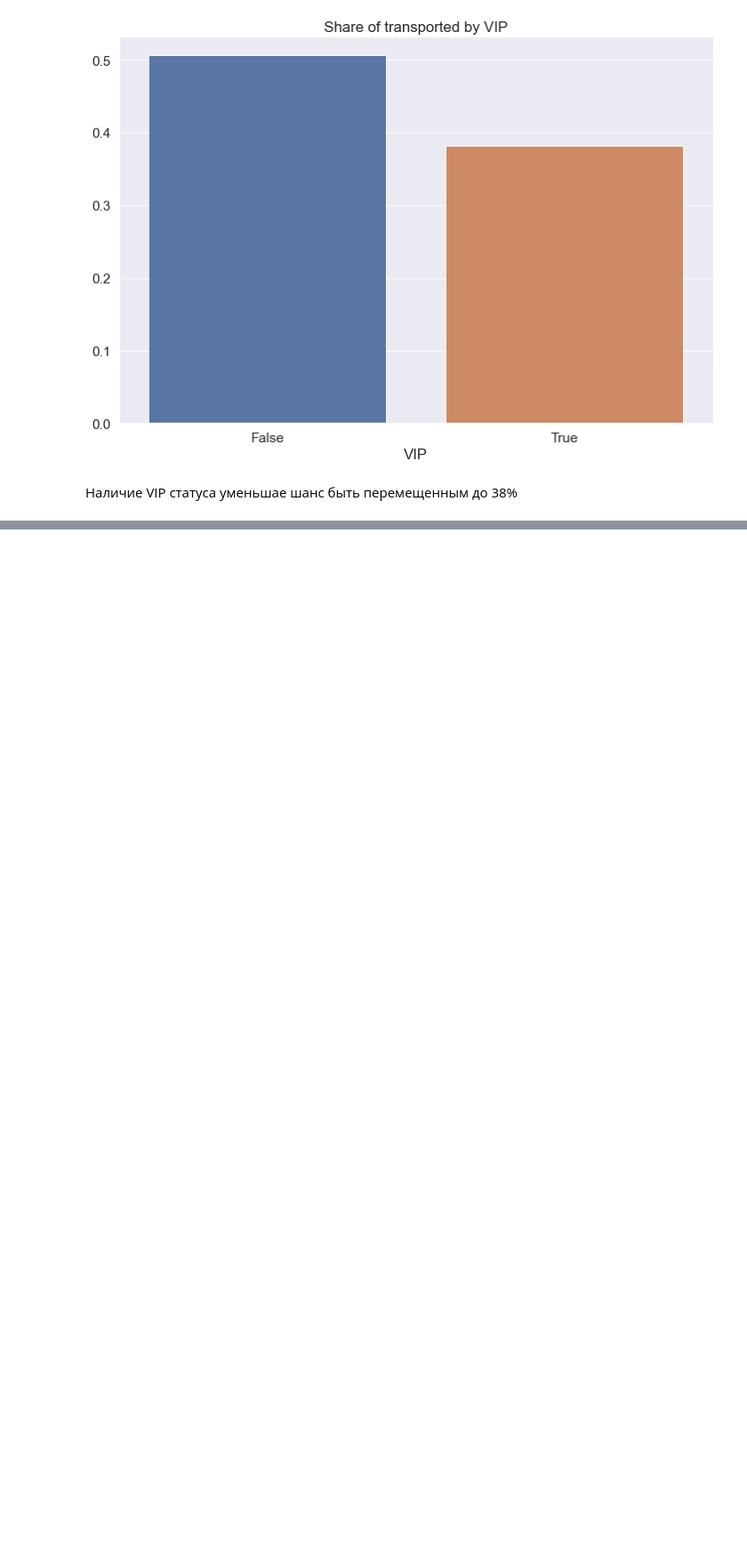
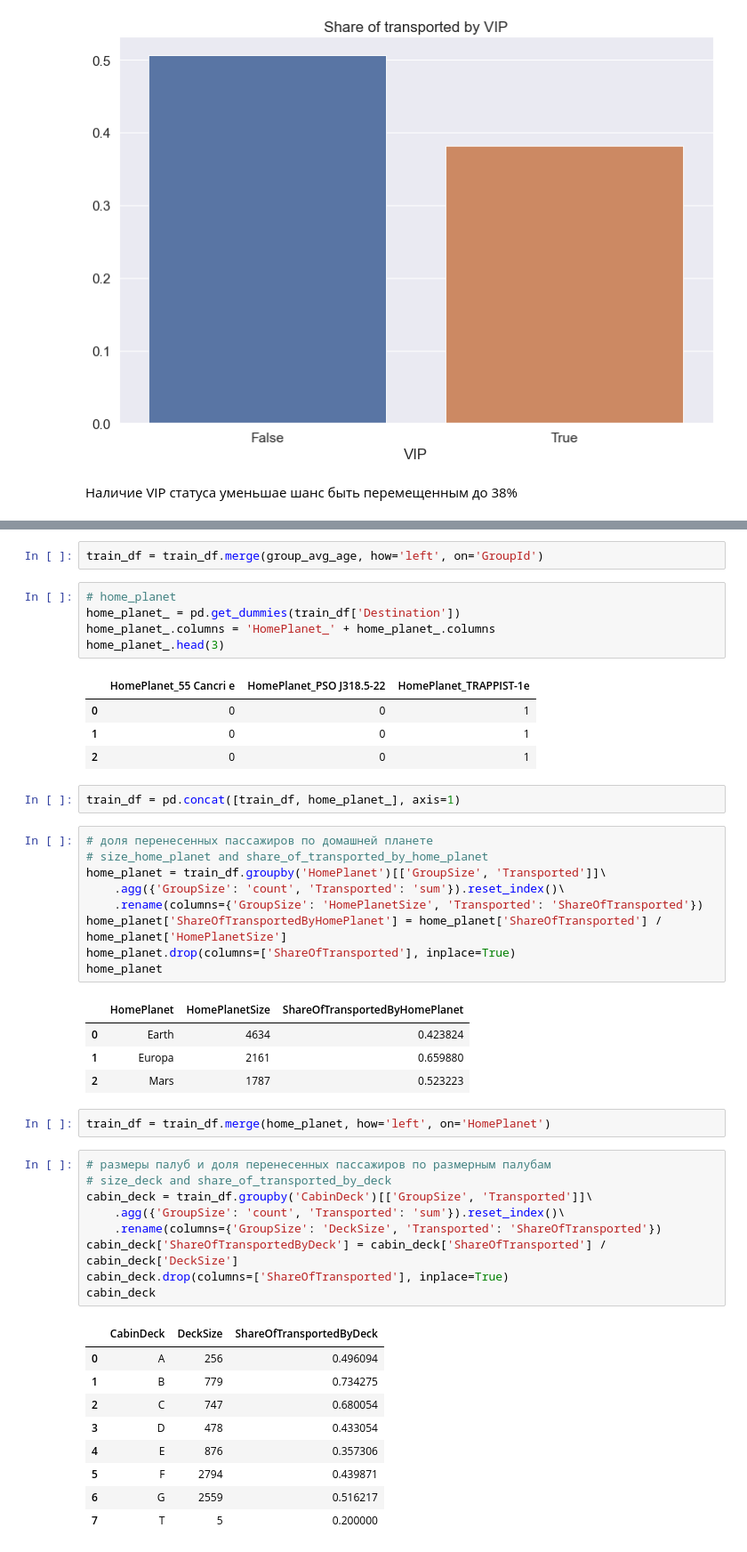
Before and after one commit to sergeybylinin/Geekbrains, a Jupyter notebook: 14. Spaceship Titanic/final_project.ipynb, the cells around one changed output, grey strips where cells are left out. Shown at 89% size. Cells and saved outputs as stored; diff of their text form; blank space fills up the shorter version.

```diff
--- a/14. Spaceship Titanic/final_project.ipynb
+++ b/14. Spaceship Titanic/final_project.ipynb
@@ -684,0 +816,49 @@ plt.show()
+# %%
+train_df = train_df.merge(group_avg_age, how='left', on='GroupId')
+# %%
+# home_planet
+home_planet_ = pd.get_dummies(train_df['Destination'])
+home_planet_.columns = 'HomePlanet_' + home_planet_.columns
+home_planet_.head(3)
+# %% [output]
+|  | HomePlanet_55 Cancri e | HomePlanet_PSO J318.5-22 | HomePlanet_TRAPPIST-1e |
+| 0 | 0 | 0 | 1 |
+| 1 | 0 | 0 | 1 |
+| 2 | 0 | 0 | 1 |
+# %%
+train_df = pd.concat([train_df, home_planet_], axis=1)
+# %%
+# доля перенесенных пассажиров по домашней планете
+# size_home_planet and share_of_transported_by_home_planet
+home_planet = train_df.groupby('HomePlanet')[['GroupSize', 'Transported']]\
+    .agg({'GroupSize': 'count', 'Transported': 'sum'}).reset_index()\
+    .rename(columns={'GroupSize': 'HomePlanetSize', 'Transported': 'ShareOfTransported'})
+home_planet['ShareOfTransportedByHomePlanet'] = home_planet['ShareOfTransported'] / home_planet['HomePlanetSize']
+home_planet.drop(columns=['ShareOfTransported'], inplace=True)
+home_planet
+# %% [output]
+|  | HomePlanet | HomePlanetSize | ShareOfTransportedByHomePlanet |
+| 0 | Earth | 4634 | 0.423824 |
+| 1 | Europa | 2161 | 0.659880 |
+| 2 | Mars | 1787 | 0.523223 |
+# %%
+train_df = train_df.merge(home_planet, how='left', on='HomePlanet')
+# %%
+# размеры палуб и доля перенесенных пассажиров по размерным палубам
+# size_deck and share_of_transported_by_deck
+cabin_deck = train_df.groupby('CabinDeck')[['GroupSize', 'Transported']]\
+    .agg({'GroupSize': 'count', 'Transported': 'sum'}).reset_index()\
+    .rename(columns={'GroupSize': 'DeckSize', 'Transported': 'ShareOfTransported'})
+cabin_deck['ShareOfTransportedByDeck'] = cabin_deck['ShareOfTransported'] / cabin_deck['DeckSize']
+cabin_deck.drop(columns=['ShareOfTransported'], inplace=True)
+cabin_deck
+# %% [output]
+|  | CabinDeck | DeckSize | ShareOfTransportedByDeck |
+| 0 | A | 256 | 0.496094 |
+| 1 | B | 779 | 0.734275 |
+| 2 | C | 747 | 0.680054 |
+| 3 | D | 478 | 0.433054 |
+| 4 | E | 876 | 0.357306 |
+| 5 | F | 2794 | 0.439871 |
+| 6 | G | 2559 | 0.516217 |
+| 7 | T | 5 | 0.200000 |
```
Also changed, not shown: parts of 58 cells of this notebook.
